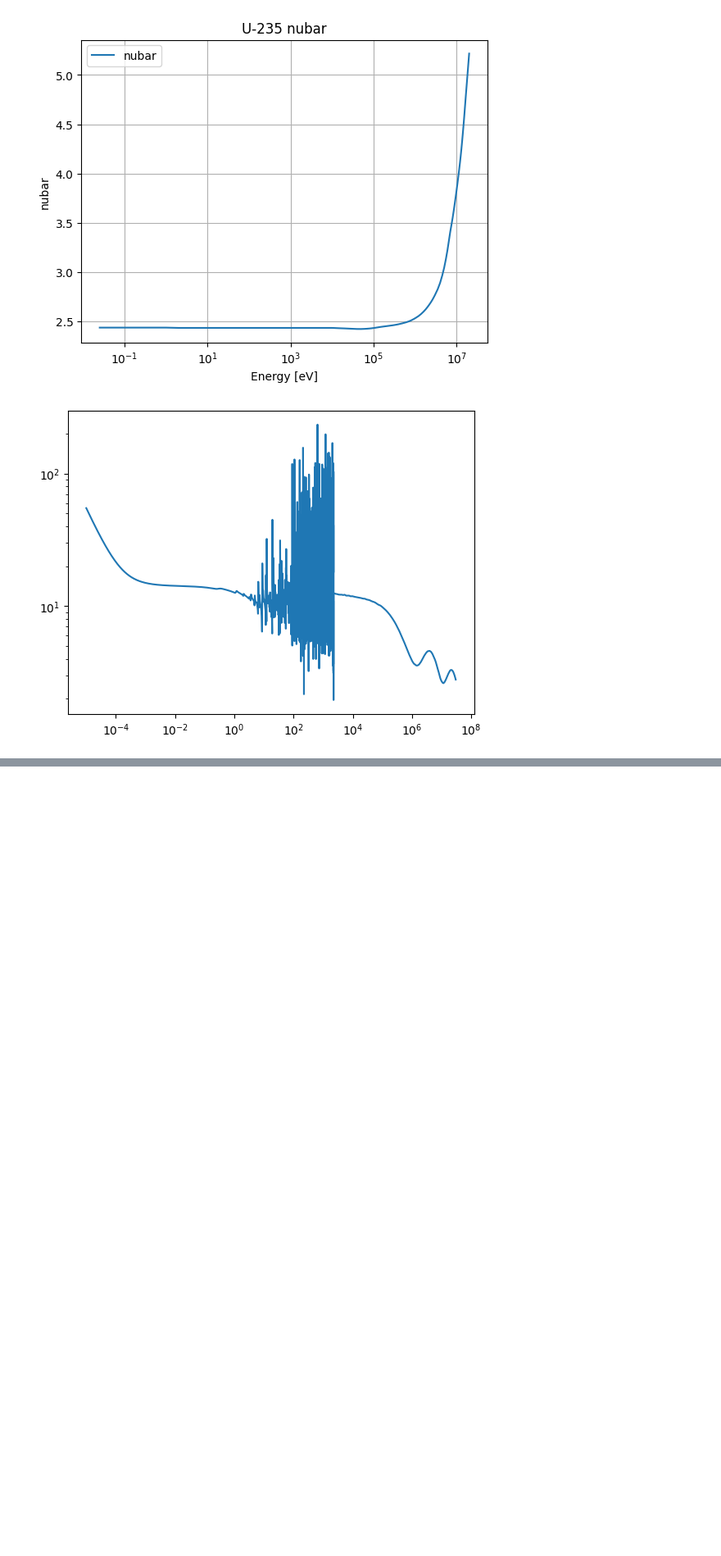
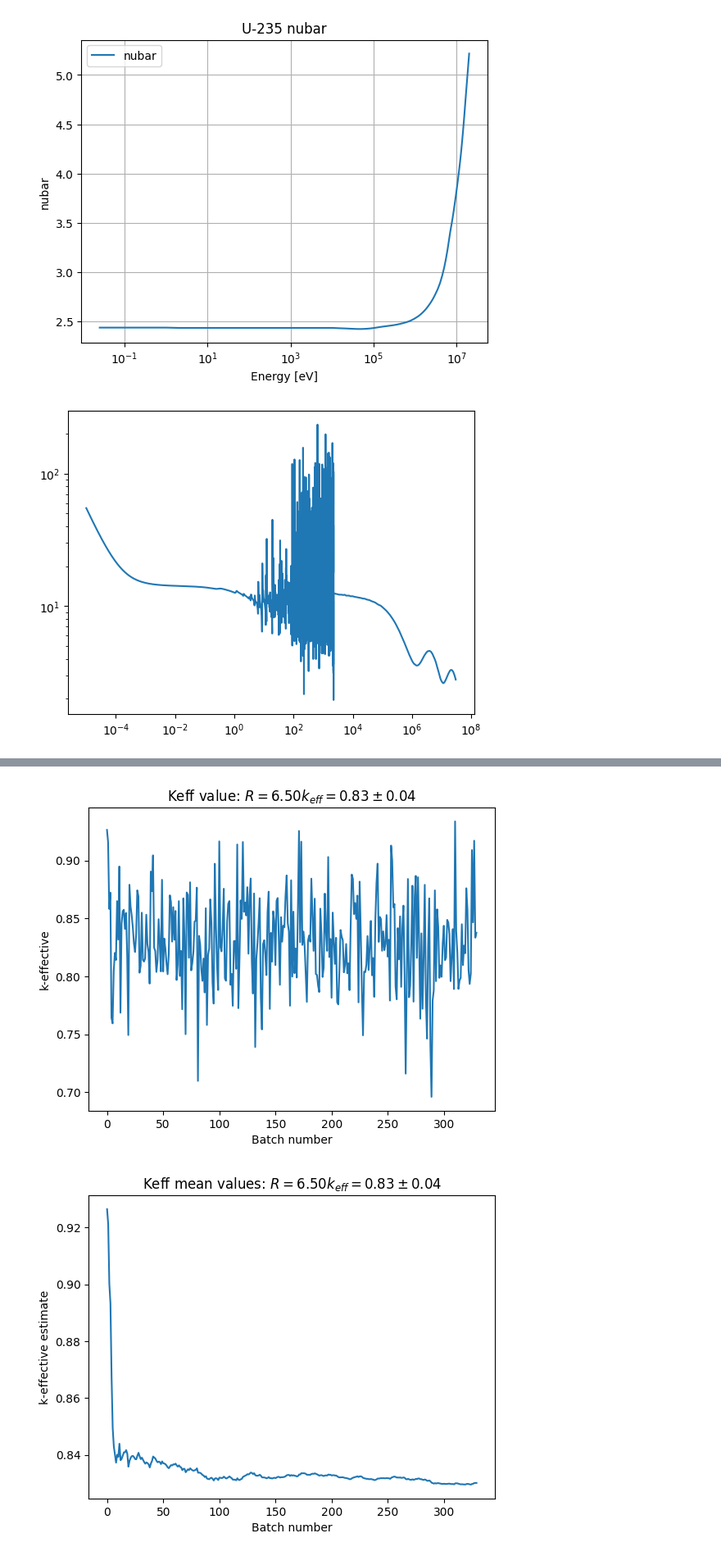
Before and after one commit to AlexHedene/Prog2_Projects, a Jupyter notebook: Reactor_physics/HA2/HA2-2.ipynb, the cells around one changed output, grey strips where cells are left out. Shown at 82% size. Cells and saved outputs as stored; diff of their text form; code cells hidden in the pictures; blank space fills up the shorter version.

```diff
--- a/Reactor_physics/HA2/HA2-2.ipynb
+++ b/Reactor_physics/HA2/HA2-2.ipynb
@@ -238,0 +423,60 @@ run()
+# %%
+
+def plot_results(keffs, keff_means, r):
+    """Function to plot the results of the criticality calculation.
+    """
+    plt.figure()
+    plt.plot(keffs)
+    plt.title(r'Keff value: $R = %.2f  k_{eff}=%.2f \pm %.2f$'%(r, np.mean(keffs),np.std(keffs)))
+    plt.xlabel('Batch number')
+    plt.ylabel('k-effective')
+    plt.show()
+
+    plt.figure()
+    plt.plot(keff_means)
+    plt.title(r'Keff mean values: $R = %.2f  k_{eff}=%.2f \pm %.2f$'%(r, np.mean(keffs),np.std(keffs)))
+    plt.ylabel('k-effective estimate')
+    plt.xlabel('Batch number')
+    plt.show()
+
+
+# Find the critical radius, i have looked up the value on wiki and found it to be around 8.5, so i will chose values around that.
+Rlo, Rhi = 1.0, 12.0
+R_values = []
+keff_means_all = []
+
+
+keff_means = [100] # Initialize to a value that is larger than 1 to enter the loop
+kstds = [100]
+while np.abs(keff_means[-1] - 1) > 0.01 or kstds[-1] > 0.05: # Loop until the mean k-eigenvalue is close to 1
+    Rmid = 0.5*(Rlo + Rhi)
+    keff_means, kstds, keffs = run2(Rmid,400,1000,70)
+    plot_results(keffs, keff_means, Rmid)
+
+    R_values.append(Rmid)
+    keff_means_all.append(keff_means[-1])  # Save the last value of the mean k-eigenvalue for this radius
+
+    if keff_means[-1] > 1.0: # Look at the last value of the mean k-eigenvalue
+        Rhi = Rmid
+    else:
+        Rlo = Rmid
+R_accepted = Rmid  # This is the critical radius where the mean k-eigenvalue is close to 1
+k_eff_accepted = keff_means[-1]  # This is the mean k-eigenvalue at the critical radius
+k_std_accepted = kstds[-1]  # This is the standard deviation of the k-eigenvalue at the critical radius
+
+R_values = np.array(R_values)
+keff_means_all = np.array(keff_means_all)
+sort_idx = np.argsort(R_values)
+plt.figure()
+plt.plot(R_values[sort_idx], keff_means_all[sort_idx], marker='o', label='Mean k-effective')
+plt.scatter(R_accepted, k_eff_accepted, color='red', label=f'Critical Radius, R = {R_accepted}, K = {k_eff_accepted:.3f}, std = {k_std_accepted:.3f}', zorder=5)
+plt.xlabel('Radius [cm]')
+plt.ylabel('Mean k-effective')
+plt.title('Critical Radius Estimation')
+plt.grid()
+plt.axhline(1, color='red', linestyle='--', label='k = 1')
+plt.legend()
+plt.show()
+# %% [output]
+[figure, added]
+[figure, added]
```
Also changed, not shown: parts of 4 cells of this notebook.
